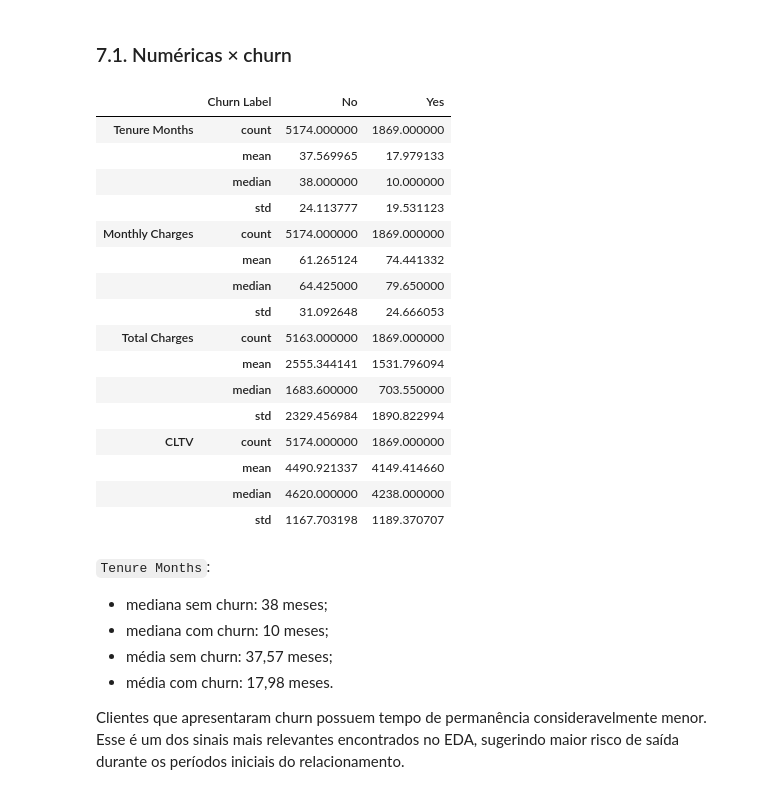
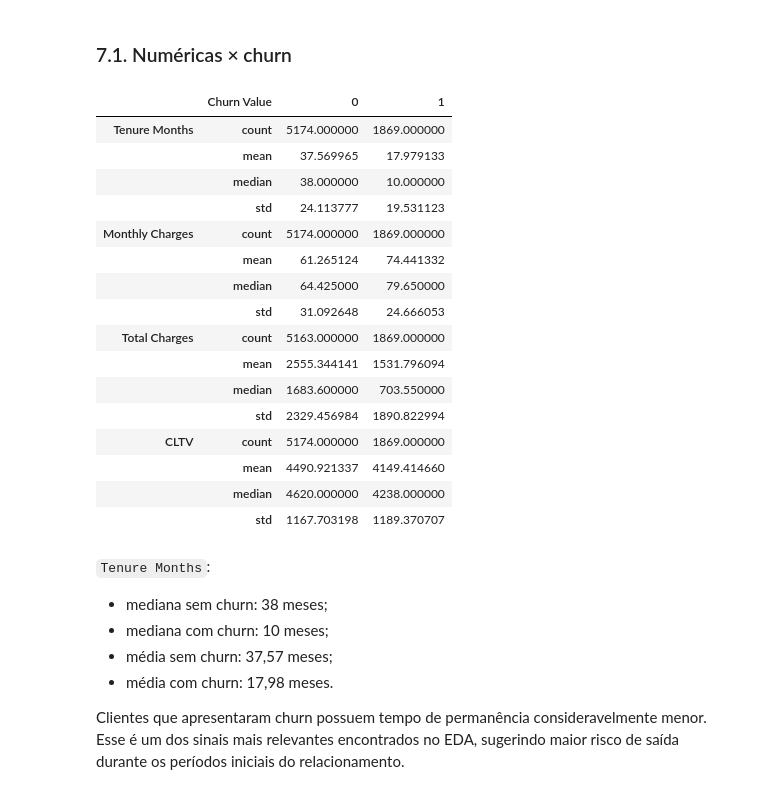
Before and after one commit to alinepmarcondes/TechChallenge1, a Jupyter notebook: notebooks/01_eda.ipynb, the cells around one changed output. Saved outputs shown, nothing was run; the diff lists cells and outputs as text; code cells hidden in the pictures.

```diff
--- a/notebooks/01_eda.ipynb
+++ b/notebooks/01_eda.ipynb
@@ -821,11 +837,11 @@ As variáveis categóricas apresentam distribuições distintas. O gênero está
 # %% [markdown]
 ### 7.1. Numéricas × churn
 # %%
-df.groupby("Churn Label")[numeric_columns].agg(
+df.groupby("Churn Value")[numeric_columns].agg(
     ["count", "mean", "median", "std"]
 ).T
 # %% [output]
-|  | Churn Label | No | Yes |
+|  | Churn Value | 0 | 1 |
 | Tenure Months | count | 5174.000000 | 1869.000000 |
 |  | mean | 37.569965 | 17.979133 |
 |  | median | 38.000000 | 10.000000 |
```
Also changed, not shown: parts of 20 cells of this notebook.
